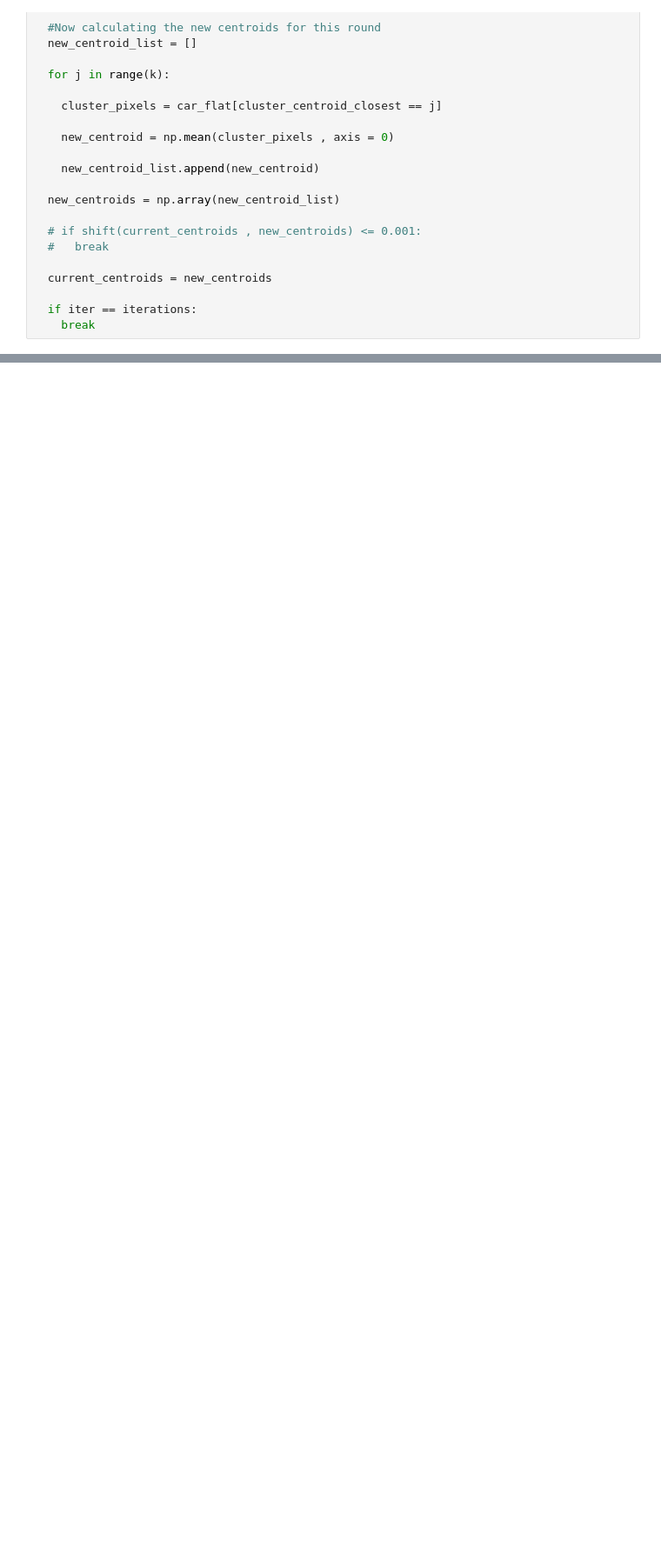
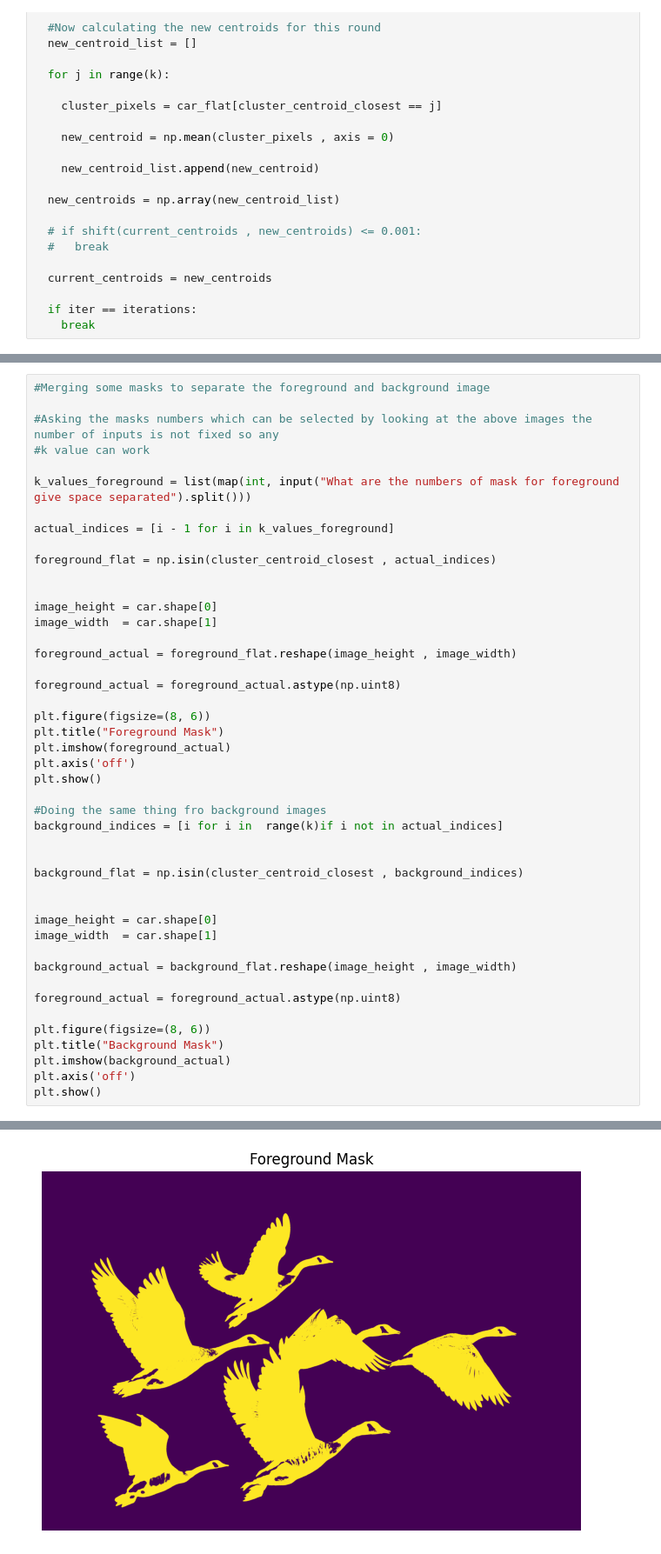
Before and after one commit to LarshVakil/ImageSegmentation, a Jupyter notebook: ImageSegmentation.ipynb, the cells around one changed output, grey strips where cells are left out. Shown at 87% size. Saved outputs shown, nothing was run; the diff lists cells and outputs as text; blank space fills up the shorter version.

```diff
--- a/ImageSegmentation.ipynb
+++ b/ImageSegmentation.ipynb
@@ -181,0 +212,46 @@ plt.show()
+# %%
+#Merging some masks to separate the foreground and background image
+
+#Asking the masks numbers which can be selected by looking at the above images the number of inputs is not fixed so any
+#k value can work
+
+k_values_foreground = list(map(int, input("What are the numbers of mask for foreground give space separated").split()))
+
+actual_indices = [i - 1 for i in k_values_foreground]
+
+foreground_flat = np.isin(cluster_centroid_closest , actual_indices)
+
+
+image_height = car.shape[0]
+image_width  = car.shape[1]
+
+foreground_actual = foreground_flat.reshape(image_height , image_width)
+
+foreground_actual = foreground_actual.astype(np.uint8)
+
+plt.figure(figsize=(8, 6))
+plt.title("Foreground Mask")
+plt.imshow(foreground_actual)
+plt.axis('off')
+plt.show()
+
+#Doing the same thing fro background images
+background_indices = [i for i in  range(k)if i not in actual_indices]
+
+
+background_flat = np.isin(cluster_centroid_closest , background_indices)
+
+
+image_height = car.shape[0]
+image_width  = car.shape[1]
+
+background_actual = background_flat.reshape(image_height , image_width)
+
+foreground_actual = foreground_actual.astype(np.uint8)
+
+plt.figure(figsize=(8, 6))
+plt.title("Background Mask")
+plt.imshow(background_actual)
+plt.axis('off')
+plt.show()
+# %% [output]
@@ -181,0 +259 @@ plt.show()
+[figure, added]
```
Also changed, not shown: parts of 6 cells of this notebook.
